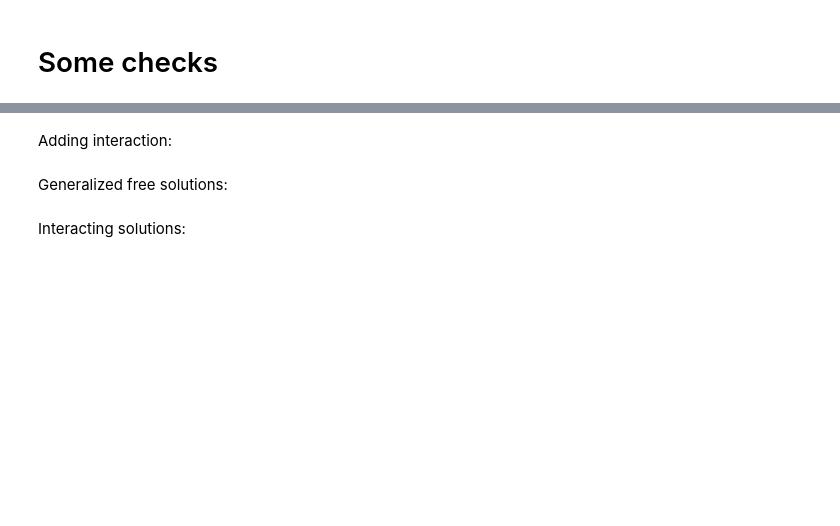
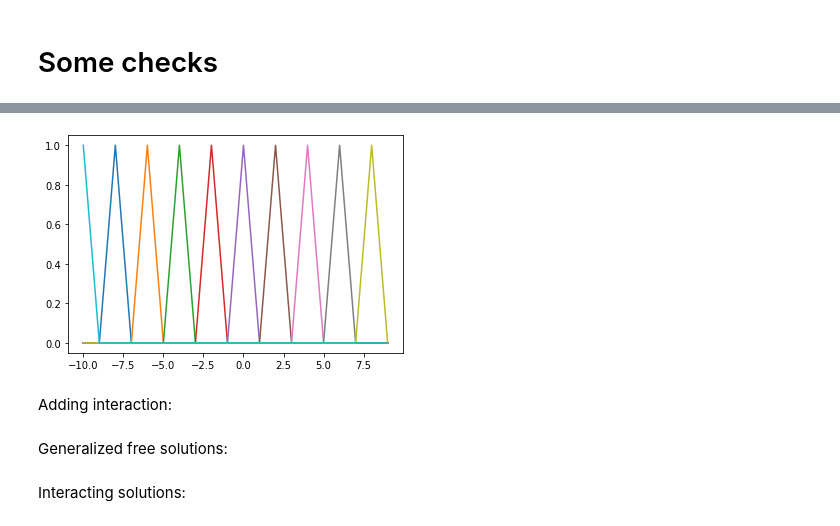
Before and after one commit to af-rotundo/qca, a Jupyter notebook: experiments.ipynb, the cells around one changed output, grey strips where cells are left out. Cells and saved outputs as stored; diff of their text form; code cells hidden in the pictures; blank space fills up the shorter version.

Commit message:
implemented simple model with tests

```diff
--- a/experiments.ipynb
+++ b/experiments.ipynb
@@ -13,0 +29,15 @@ Free theory
+# %%
+T0 = np.exp(2j*k) + np.exp(-2j*k)
+Tchi = (np.exp(1j*(omega-chi)) + np.exp(-1j*omega))/alpha
+S = np.array([
+    [2*np.exp(2j*k)-Tchi, np.exp(2j*k)*(T0-Tchi)],
+    [np.exp(-2j*k)*(Tchi-T0), Tchi-2*np.exp(-2j*k)]
+])/(np.exp(2j*k) - np.exp(-2j*k))
+# %%
+ot = S @ o
+psi_plus_L = (1-(-1)**np.abs(xL)) * (o[0]*np.exp(-1j*k*xL)+o[1]*np.exp(1j*k*xL))
+psi_plus_R = (1-(-1)**np.abs(xR)) * (ot[0]*np.exp(-1j*k*xR)+ot[1]*np.exp(1j*k*xR))
+psi_plus = np.concatenate([psi_plus_L, psi_plus_R])
+psi_minus = (np.exp(1j*omega)*shift(psi_plus, -1) - alpha*shift(psi_plus, 1))/(1j*beta)
+psi_minus[x_to_index(x=0, L=L)] *= np.exp(-1j*chi)
+psi = normalize(np.concatenate([psi_plus, psi_minus]))
@@ -13,0 +73,5 @@ Free theory
+# %%
+theta = 0
+chi = 0
+# %%
+qw = SimpleQW(L=L, theta=theta, chi=chi, psi=psi)
@@ -13,0 +80,6 @@ Free theory
+# %%
+for _ in range(10):
+    qw.plot_x()
+    qw.evolve()
+# %% [output]
+[figure, added]
```
Also changed, not shown: parts of 21 cells of this notebook, 4 other files.
